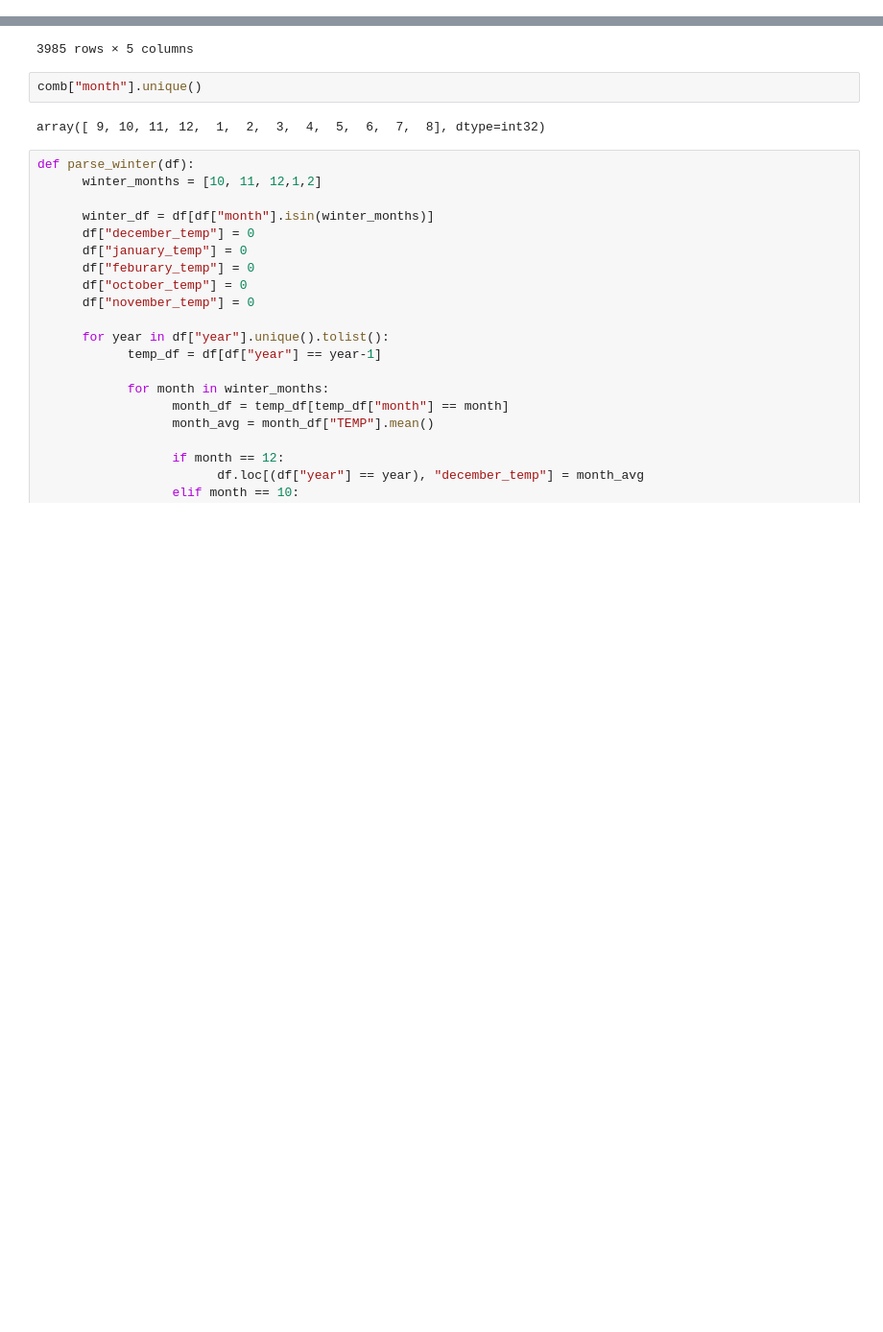
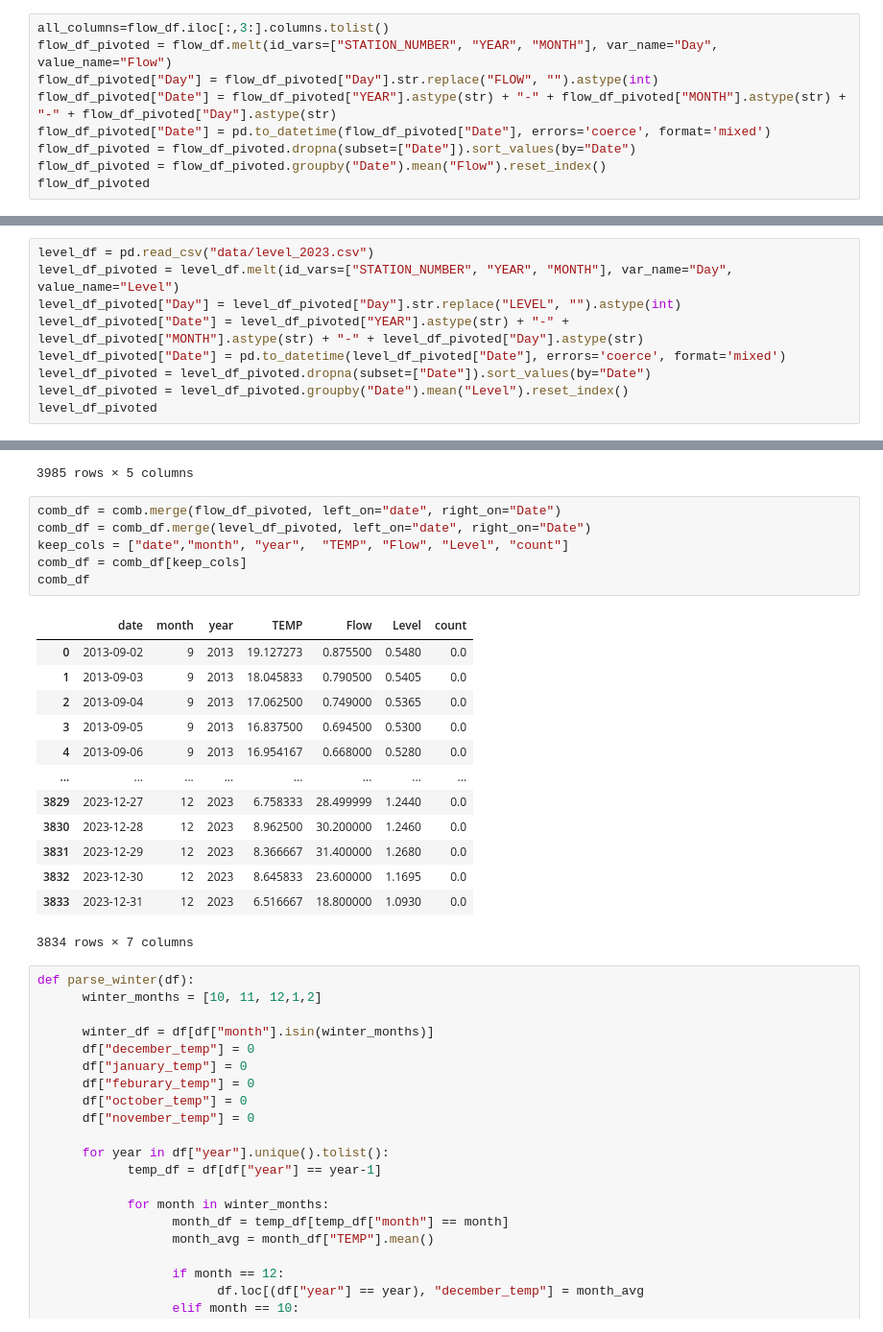
Before and after one commit to brahmwg/Bottlenecks_MDS_Capstone, a Jupyter notebook: outMigration_model/TS_with_winter.ipynb, the cells around one changed output, grey strips where cells are left out. Shown at 96% size. Saved outputs shown, nothing was run; the diff lists cells and outputs as text; blank space fills up the shorter version.

```diff
--- a/outMigration_model/TS_with_winter.ipynb
+++ b/outMigration_model/TS_with_winter.ipynb
@@ -51,0 +69,9 @@ temp_df
+# %%
+all_columns=flow_df.iloc[:,3:].columns.tolist()
+flow_df_pivoted = flow_df.melt(id_vars=["STATION_NUMBER", "YEAR", "MONTH"], var_name="Day", value_name="Flow")
+flow_df_pivoted["Day"] = flow_df_pivoted["Day"].str.replace("FLOW", "").astype(int)
+flow_df_pivoted["Date"] = flow_df_pivoted["YEAR"].astype(str) + "-" + flow_df_pivoted["MONTH"].astype(str) + "-" + flow_df_pivoted["Day"].astype(str)
+flow_df_pivoted["Date"] = pd.to_datetime(flow_df_pivoted["Date"], errors='coerce', format='mixed')
+flow_df_pivoted = flow_df_pivoted.dropna(subset=["Date"]).sort_values(by="Date")
+flow_df_pivoted = flow_df_pivoted.groupby("Date").mean("Flow").reset_index()
+flow_df_pivoted
@@ -51,0 +92,9 @@ temp_df
+# %%
+level_df = pd.read_csv("data/level_2023.csv")
+level_df_pivoted = level_df.melt(id_vars=["STATION_NUMBER", "YEAR", "MONTH"], var_name="Day", value_name="Level")
+level_df_pivoted["Day"] = level_df_pivoted["Day"].str.replace("LEVEL", "").astype(int)
+level_df_pivoted["Date"] = level_df_pivoted["YEAR"].astype(str) + "-" + level_df_pivoted["MONTH"].astype(str) + "-" + level_df_pivoted["Day"].astype(str)
+level_df_pivoted["Date"] = pd.to_datetime(level_df_pivoted["Date"], errors='coerce', format='mixed')
+level_df_pivoted = level_df_pivoted.dropna(subset=["Date"]).sort_values(by="Date")
+level_df_pivoted = level_df_pivoted.groupby("Date").mean("Level").reset_index()
+level_df_pivoted
@@ -72,10 +135,26 @@ comb
 | 3983 | 0.0 | 2024-05-29 | 11.154167 | 5 | 2024 |
 | 3984 | 0.0 | 2024-05-30 | 11.028571 | 5 | 2024 |
 3985 rows × 5 columns
-# %%
-comb["month"].unique()
-# %% [output]
-array([ 9, 10, 11, 12,  1,  2,  3,  4,  5,  6,  7,  8], dtype=int32)
+# %%
+comb_df = comb.merge(flow_df_pivoted, left_on="date", right_on="Date")
+comb_df = comb_df.merge(level_df_pivoted, left_on="date", right_on="Date")
+keep_cols = ["date","month", "year",  "TEMP", "Flow", "Level", "count"]
+comb_df = comb_df[keep_cols]
+comb_df
+# %% [output]
+|  | date | month | year | TEMP | Flow | Level | count |
+| 0 | 2013-09-02 | 9 | 2013 | 19.127273 | 0.875500 | 0.5480 | 0.0 |
+| 1 | 2013-09-03 | 9 | 2013 | 18.045833 | 0.790500 | 0.5405 | 0.0 |
+| 2 | 2013-09-04 | 9 | 2013 | 17.062500 | 0.749000 | 0.5365 | 0.0 |
+| 3 | 2013-09-05 | 9 | 2013 | 16.837500 | 0.694500 | 0.5300 | 0.0 |
+| 4 | 2013-09-06 | 9 | 2013 | 16.954167 | 0.668000 | 0.5280 | 0.0 |
+| ... | ... | ... | ... | ... | ... | ... | ... |
+| 3829 | 2023-12-27 | 12 | 2023 | 6.758333 | 28.499999 | 1.2440 | 0.0 |
+| 3830 | 2023-12-28 | 12 | 2023 | 8.962500 | 30.200000 | 1.2460 | 0.0 |
+| 3831 | 2023-12-29 | 12 | 2023 | 8.366667 | 31.400000 | 1.2680 | 0.0 |
+| 3832 | 2023-12-30 | 12 | 2023 | 8.645833 | 23.600000 | 1.1695 | 0.0 |
+| 3833 | 2023-12-31 | 12 | 2023 | 6.516667 | 18.800000 | 1.0930 | 0.0 |
+3834 rows × 7 columns
 # %%
 def parse_winter(df):
       winter_months = [10, 11, 12,1,2]
```
Also changed, not shown: parts of 6 cells of this notebook.
